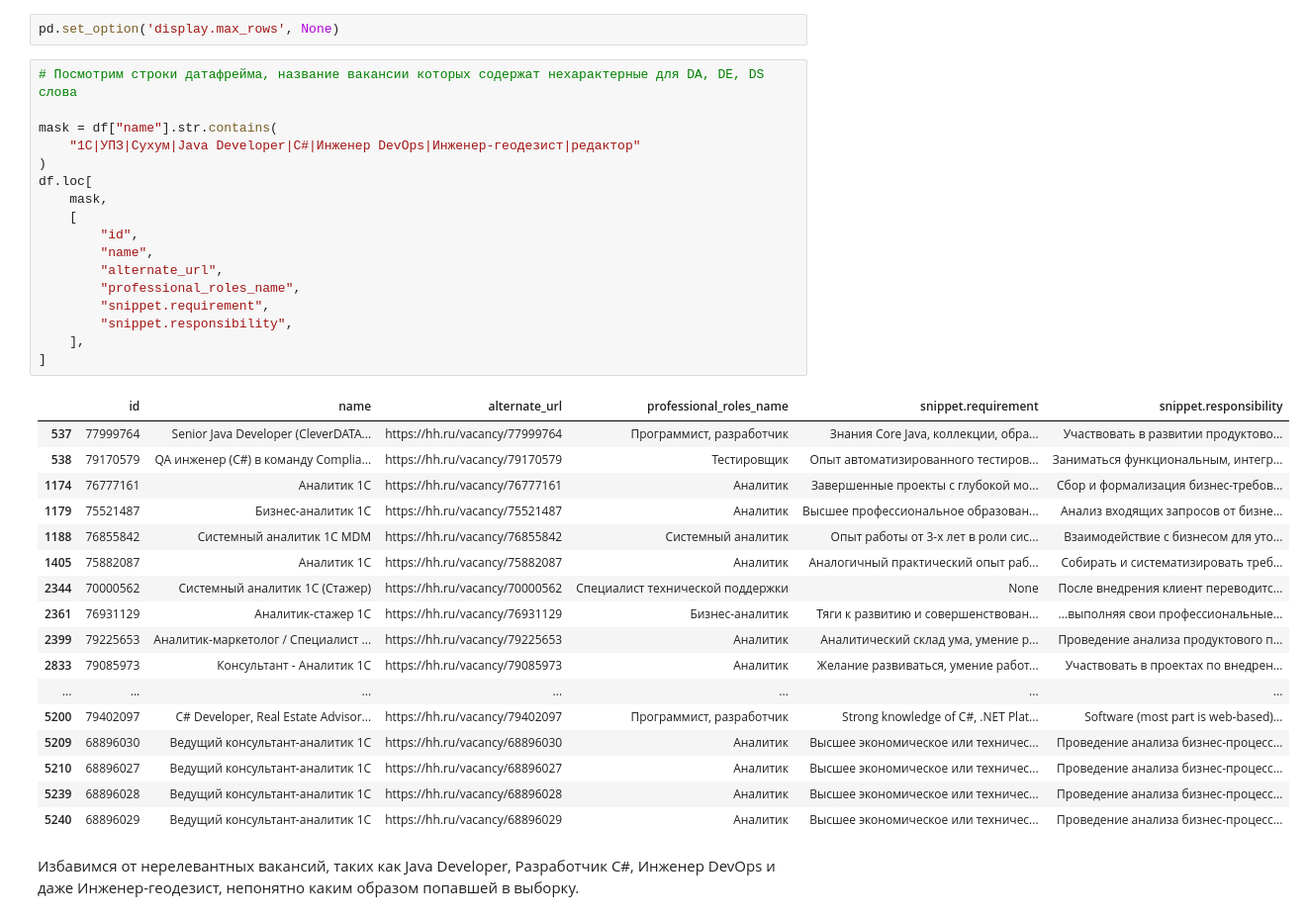
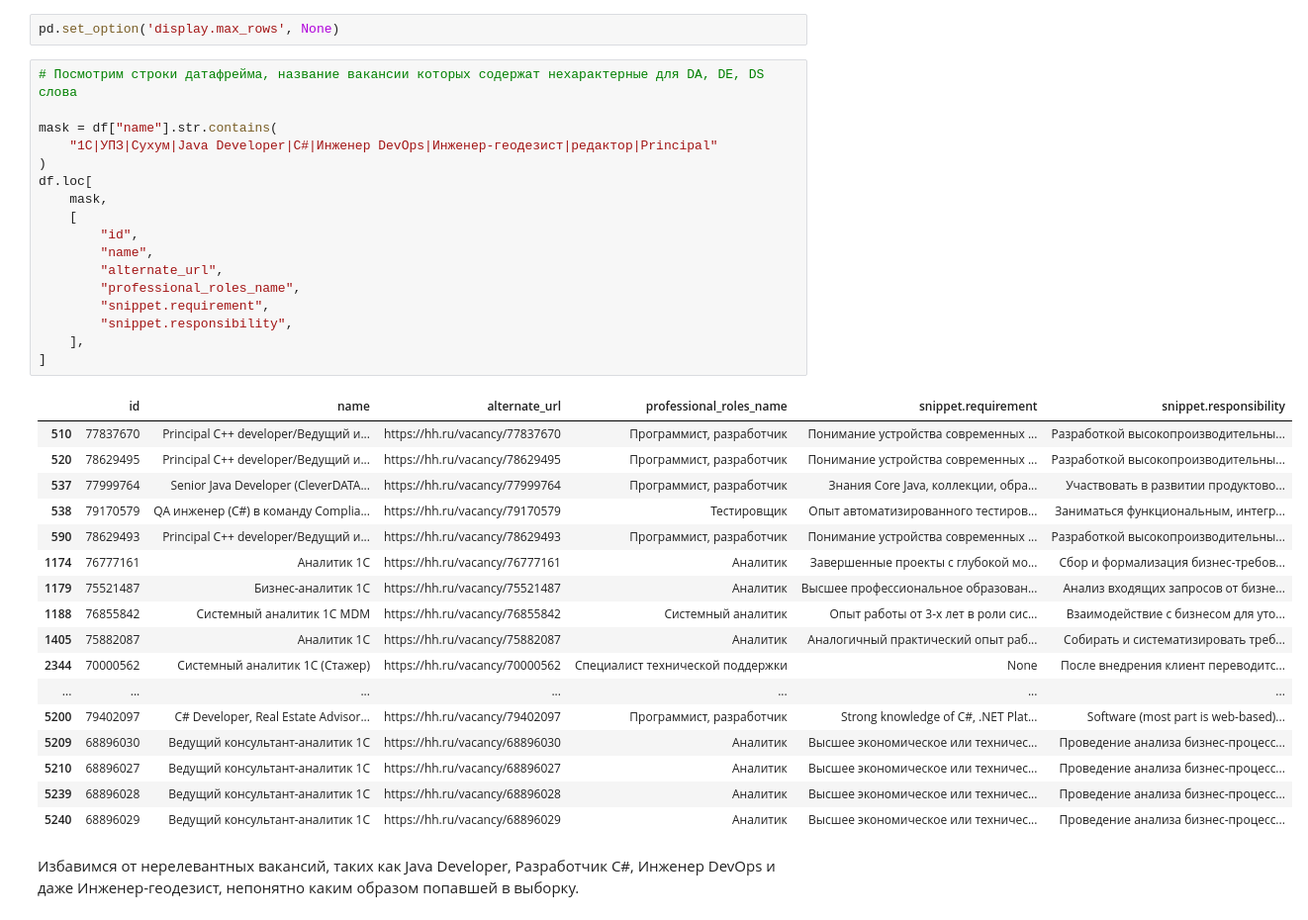
Before and after one commit to maima1810/hh_project, a Jupyter notebook: hh_project.ipynb, the cells around one changed output. Shown at 99% size. Cells and saved outputs as stored; diff of their text form.

```diff
--- a/hh_project.ipynb
+++ b/hh_project.ipynb
@@ -641,32 +639,32 @@ pd.set_option('display.max_rows', None)
 # %%
 # Посмотрим строки датафрейма, название вакансии которых содержат нехарактерные для DA, DE, DS слова
 
 mask = df["name"].str.contains(
-    "1С|УПЗ|Сухум|Java Developer|C#|Инженер DevOps|Инженер-геодезист|редактор"
+    "1С|УПЗ|Сухум|Java Developer|C#|Инженер DevOps|Инженер-геодезист|редактор|Principal"
 )
 df.loc[
     mask,
     [
         "id",
         "name",
         "alternate_url",
         "professional_roles_name",
         "snippet.requirement",
         "snippet.responsibility",
     ],
 ]
 # %% [output]
 |  | id | name | alternate_url | professional_roles_name | snippet.requirement | snippet.responsibility |
+| 510 | 77837670 | Principal C++ developer/Ведущий и... | https://hh.ru/vacancy/77837670 | Программист, разработчик | Понимание устройства современных ... | Разработкой высокопроизводительны... |
+| 520 | 78629495 | Principal C++ developer/Ведущий и... | https://hh.ru/vacancy/78629495 | Программист, разработчик | Понимание устройства современных ... | Разработкой высокопроизводительны... |
 | 537 | 77999764 | Senior Java Developer (CleverDATA... | https://hh.ru/vacancy/77999764 | Программист, разработчик | Знания Core Java, коллекции, обра... | Участвовать в развитии продуктово... |
 | 538 | 79170579 | QA инженер (C#) в команду Complia... | https://hh.ru/vacancy/79170579 | Тестировщик | Опыт автоматизированного тестиров... | Заниматься функциональным, интегр... |
+| 590 | 78629493 | Principal C++ developer/Ведущий и... | https://hh.ru/vacancy/78629493 | Программист, разработчик | Понимание устройства современных ... | Разработкой высокопроизводительны... |
 | 1174 | 76777161 | Аналитик 1С | https://hh.ru/vacancy/76777161 | Аналитик | Завершенные проекты с глубокой мо... | Сбор и формализация бизнес-требов... |
 | 1179 | 75521487 | Бизнес-аналитик 1С | https://hh.ru/vacancy/75521487 | Аналитик | Высшее профессиональное образован... | Анализ входящих запросов от бизне... |
 | 1188 | 76855842 | Системный аналитик 1С MDM | https://hh.ru/vacancy/76855842 | Системный аналитик | Опыт работы от 3-х лет в роли сис... | Взаимодействие с бизнесом для уто... |
 | 1405 | 75882087 | Аналитик 1С | https://hh.ru/vacancy/75882087 | Аналитик | Аналогичный практический опыт раб... | Собирать и систематизировать треб... |
 | 2344 | 70000562 | Системный аналитик 1С (Стажер) | https://hh.ru/vacancy/70000562 | Специалист технической поддержки | None | После внедрения клиент переводитс... |
-| 2361 | 76931129 | Аналитик-стажер 1С | https://hh.ru/vacancy/76931129 | Бизнес-аналитик | Тяги к развитию и совершенствован... | ...выполняя свои профессиональные... |
-| 2399 | 79225653 | Аналитик-маркетолог / Специалист ... | https://hh.ru/vacancy/79225653 | Аналитик | Аналитический склад ума, умение р... | Проведение анализа продуктового п... |
-| 2833 | 79085973 | Консультант - Аналитик 1С | https://hh.ru/vacancy/79085973 | Аналитик | Желание развиваться, умение работ... | Участвовать в проектах по внедрен... |
 | ... | ... | ... | ... | ... | ... | ... |
 | 5200 | 79402097 | C# Developer, Real Estate Advisor... | https://hh.ru/vacancy/79402097 | Программист, разработчик | Strong knowledge of C#, .NET Plat... | Software (most part is web-based)... |
 | 5209 | 68896030 | Ведущий консультант-аналитик 1С | https://hh.ru/vacancy/68896030 | Аналитик | Высшее экономическое или техничес... | Проведение анализа бизнес-процесс... |
```
Also changed, not shown: parts of 29 cells of this notebook, 3 other files.
